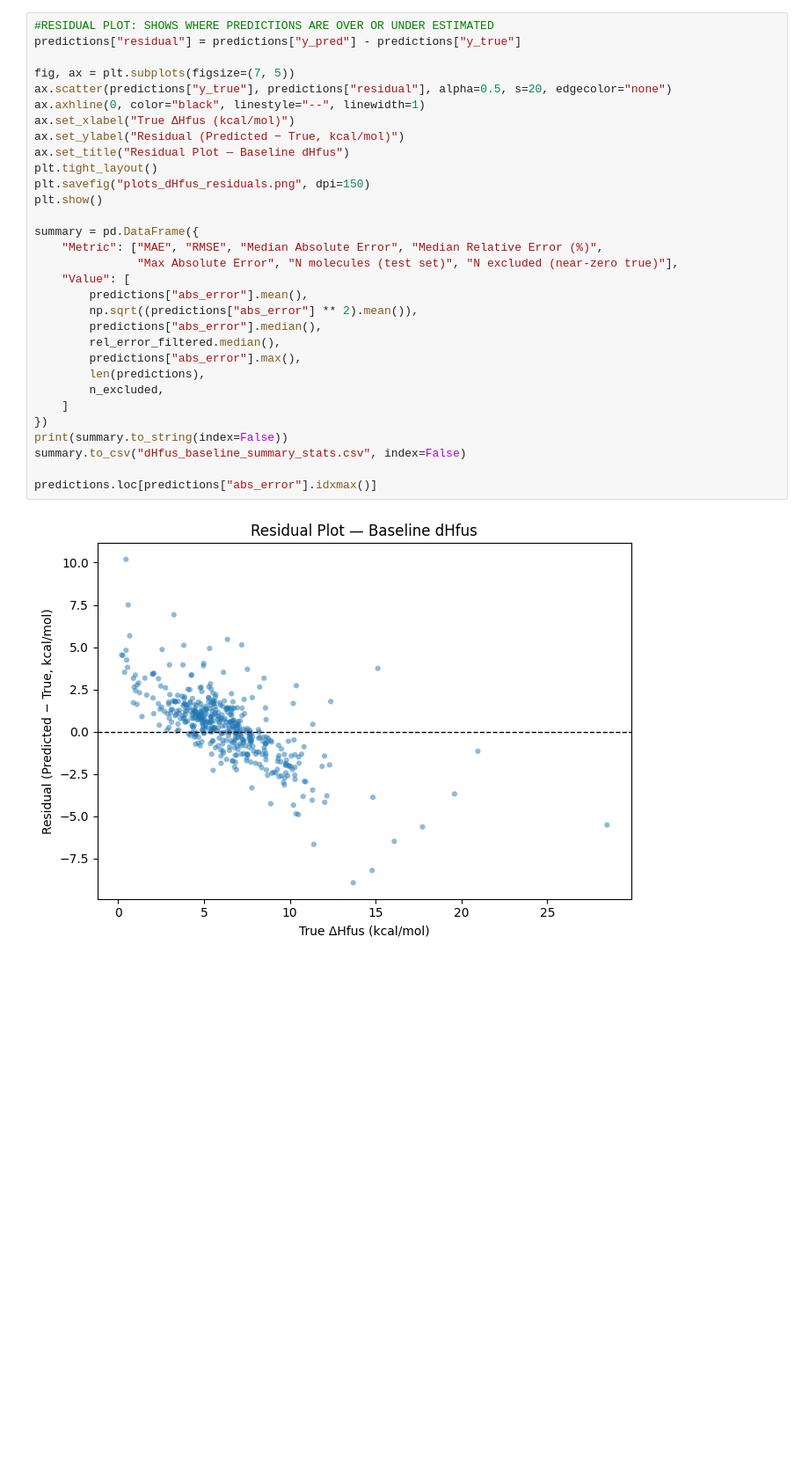
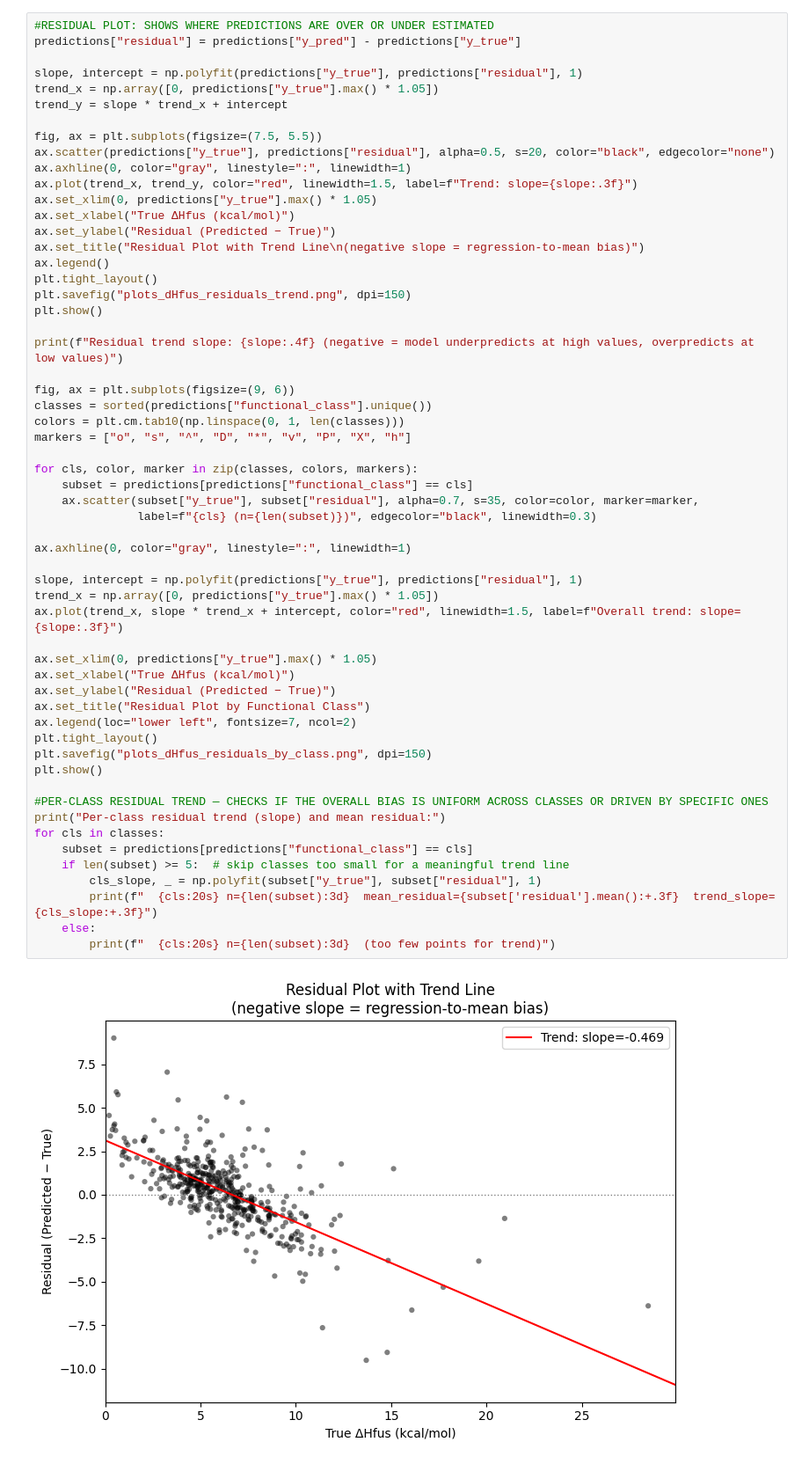
Before and after one commit to jcolivier191/JC-OLIVIER-FYP, a Jupyter notebook: 08_results_dHfus.ipynb, the cells around one changed output. Shown at 88% size. Drawn from its saved outputs; the diff is of its cells as text; blank space fills up the shorter version.

```diff
--- a/08_results_dHfus.ipynb
+++ b/08_results_dHfus.ipynb
@@ -103,33 +268,59 @@ plt.show()
 # %%
 #RESIDUAL PLOT: SHOWS WHERE PREDICTIONS ARE OVER OR UNDER ESTIMATED
 predictions["residual"] = predictions["y_pred"] - predictions["y_true"]
 
-fig, ax = plt.subplots(figsize=(7, 5))
-ax.scatter(predictions["y_true"], predictions["residual"], alpha=0.5, s=20, edgecolor="none")
-ax.axhline(0, color="black", linestyle="--", linewidth=1)
+slope, intercept = np.polyfit(predictions["y_true"], predictions["residual"], 1)
+trend_x = np.array([0, predictions["y_true"].max() * 1.05])
+trend_y = slope * trend_x + intercept
+
+fig, ax = plt.subplots(figsize=(7.5, 5.5))
+ax.scatter(predictions["y_true"], predictions["residual"], alpha=0.5, s=20, color="black", edgecolor="none")
+ax.axhline(0, color="gray", linestyle=":", linewidth=1)
+ax.plot(trend_x, trend_y, color="red", linewidth=1.5, label=f"Trend: slope={slope:.3f}")
+ax.set_xlim(0, predictions["y_true"].max() * 1.05)
 ax.set_xlabel("True ΔHfus (kcal/mol)")
-ax.set_ylabel("Residual (Predicted − True, kcal/mol)")
-ax.set_title("Residual Plot — Baseline dHfus")
+ax.set_ylabel("Residual (Predicted − True)")
+ax.set_title("Residual Plot with Trend Line\n(negative slope = regression-to-mean bias)")
+ax.legend()
 plt.tight_layout()
-plt.savefig("plots_dHfus_residuals.png", dpi=150)
+plt.savefig("plots_dHfus_residuals_trend.png", dpi=150)
 plt.show()
 
-summary = pd.DataFrame({
-    "Metric": ["MAE", "RMSE", "Median Absolute Error", "Median Relative Error (%)",
-               "Max Absolute Error", "N molecules (test set)", "N excluded (near-zero true)"],
-    "Value": [
-        predictions["abs_error"].mean(),
-        np.sqrt((predictions["abs_error"] ** 2).mean()),
-        predictions["abs_error"].median(),
-        rel_error_filtered.median(),
-        predictions["abs_error"].max(),
-        len(predictions),
-        n_excluded,
-    ]
-})
-print(summary.to_string(index=False))
-summary.to_csv("dHfus_baseline_summary_stats.csv", index=False)
+print(f"Residual trend slope: {slope:.4f} (negative = model underpredicts at high values, overpredicts at low values)")
 
-predictions.loc[predictions["abs_error"].idxmax()]
+fig, ax = plt.subplots(figsize=(9, 6))
+classes = sorted(predictions["functional_class"].unique())
+colors = plt.cm.tab10(np.linspace(0, 1, len(classes)))
+markers = ["o", "s", "^", "D", "*", "v", "P", "X", "h"]
+
+for cls, color, marker in zip(classes, colors, markers):
+    subset = predictions[predictions["functional_class"] == cls]
+    ax.scatter(subset["y_true"], subset["residual"], alpha=0.7, s=35, color=color, marker=marker,
+               label=f"{cls} (n={len(subset)})", edgecolor="black", linewidth=0.3)
+
+ax.axhline(0, color="gray", linestyle=":", linewidth=1)
+
+slope, intercept = np.polyfit(predictions["y_true"], predictions["residual"], 1)
+trend_x = np.array([0, predictions["y_true"].max() * 1.05])
+ax.plot(trend_x, slope * trend_x + intercept, color="red", linewidth=1.5, label=f"Overall trend: slope={slope:.3f}")
+
+ax.set_xlim(0, predictions["y_true"].max() * 1.05)
+ax.set_xlabel("True ΔHfus (kcal/mol)")
+ax.set_ylabel("Residual (Predicted − True)")
+ax.set_title("Residual Plot by Functional Class")
+ax.legend(loc="lower left", fontsize=7, ncol=2)
+plt.tight_layout()
+plt.savefig("plots_dHfus_residuals_by_class.png", dpi=150)
+plt.show()
+
+#PER-CLASS RESIDUAL TREND — CHECKS IF THE OVERALL BIAS IS UNIFORM ACROSS CLASSES OR DRIVEN BY SPECIFIC ONES
+print("Per-class residual trend (slope) and mean residual:")
+for cls in classes:
+    subset = predictions[predictions["functional_class"] == cls]
+    if len(subset) >= 5:  # skip classes too small for a meaningful trend line
+        cls_slope, _ = np.polyfit(subset["y_true"], subset["residual"], 1)
+        print(f"  {cls:20s} n={len(subset):3d}  mean_residual={subset['residual'].mean():+.3f}  trend_slope={cls_slope:+.3f}")
+    else:
+        print(f"  {cls:20s} n={len(subset):3d}  (too few points for trend)")
 # %% [output]
-[figure, old version]
+[figure, new version]
```
Also changed, not shown: parts of 13 cells of this notebook, 24 other files.
